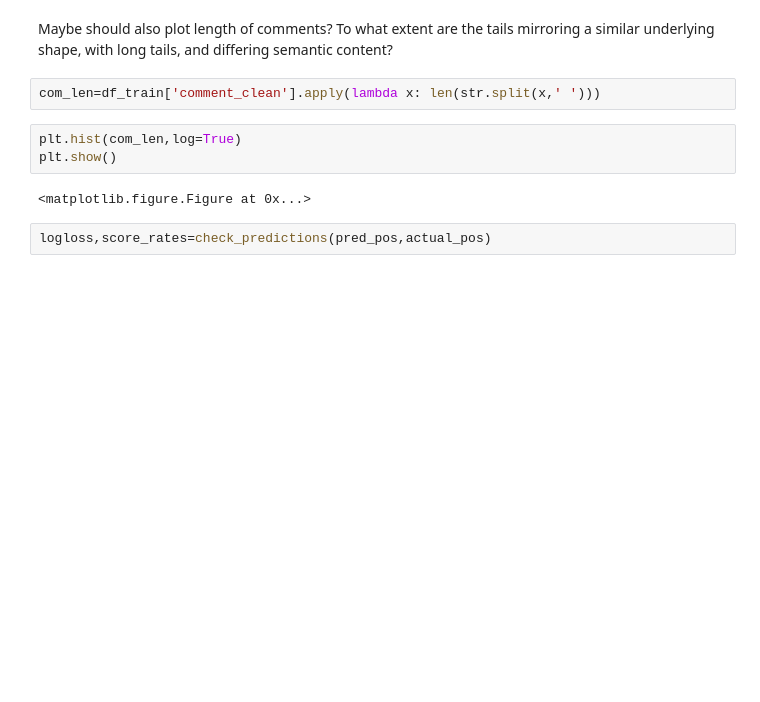
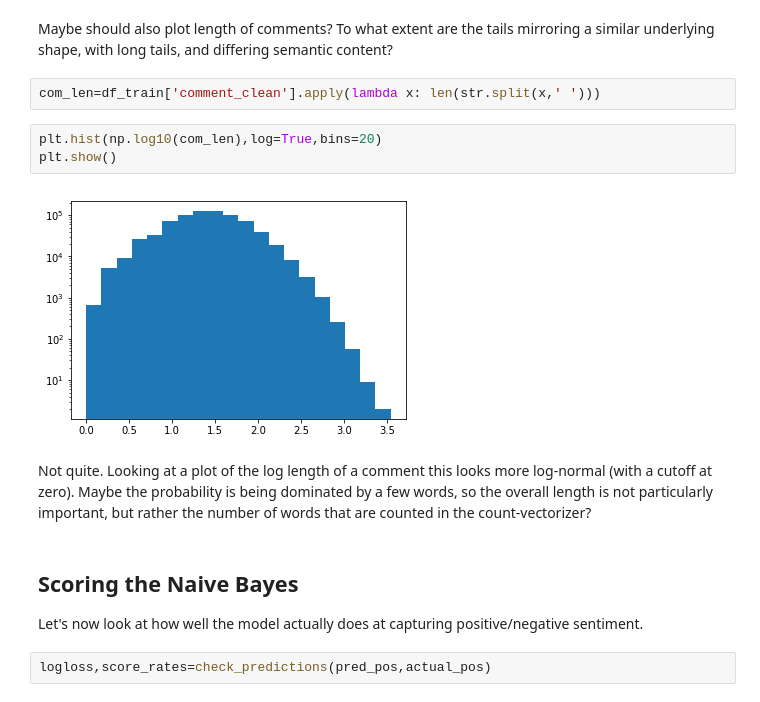
Before and after one commit to jmackrory/PDSG_rectext, a Jupyter notebook: init_explore.ipynb, the cells around one changed output. Drawn from its saved outputs; the diff is of its cells as text; blank space fills up the shorter version.

```diff
--- a/init_explore.ipynb
+++ b/init_explore.ipynb
@@ -403,10 +409,16 @@ Maybe should also plot length of comments? To what extent are the tails mirrorin
 # %%
 com_len=df_train['comment_clean'].apply(lambda x: len(str.split(x,' ')))
 # %%
-plt.hist(com_len,log=True)
+plt.hist(np.log10(com_len),log=True,bins=20)
 plt.show()
 # %% [output]
-<matplotlib.figure.Figure at 0x...>
+[figure, added]
+# %% [markdown]
+Not quite.  Looking at a plot of the log length of a comment this looks more log-normal (with a cutoff at zero).  Maybe the probability is being dominated by a few words, so the overall length is not particularly important, but rather the number of words that are counted in the count-vectorizer?
+# %% [markdown]
+## Scoring the Naive Bayes
+
+Let's now look at how well the model actually does at capturing positive/negative sentiment.
 # %%
 logloss,score_rates=check_predictions(pred_pos,actual_pos)
 # %% [output]
```
Also changed, not shown: parts of 55 cells of this notebook.
